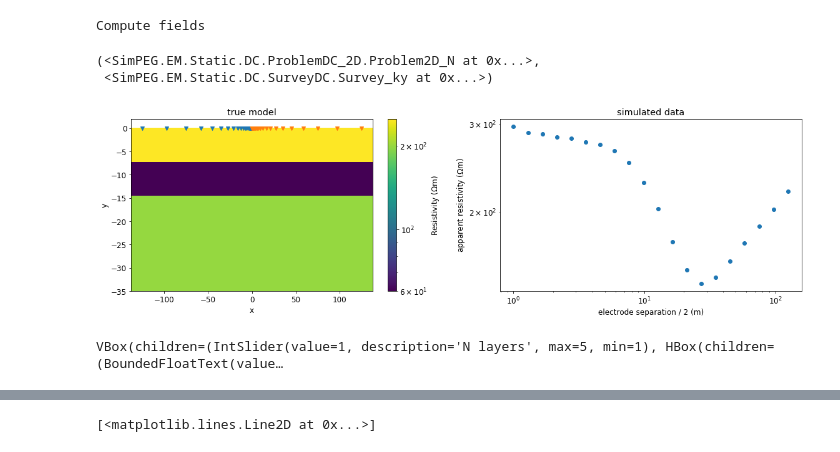
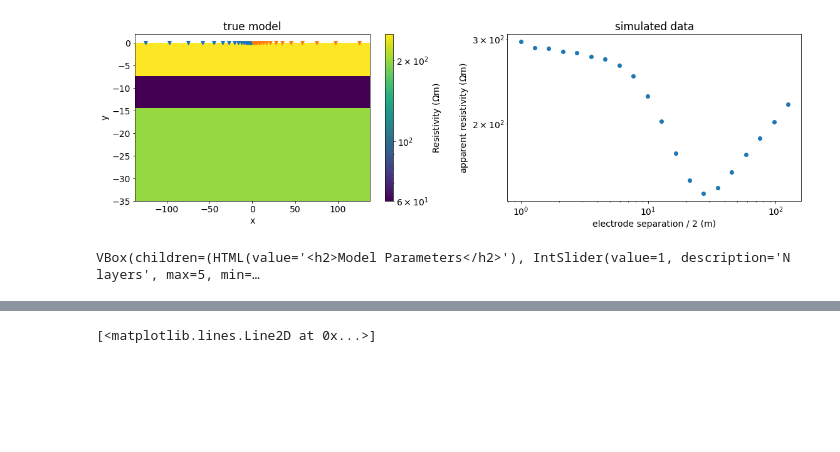
Before and after one commit to simpeg-research/gwb-dc-dashboard, a Jupyter notebook: Untitled.ipynb, the cells around one changed output, grey strips where cells are left out. Cells and saved outputs as stored; diff of their text form; code cells hidden in the pictures; blank space fills up the shorter version.

```diff
--- a/Untitled.ipynb
+++ b/Untitled.ipynb
@@ -14,7 +17,7 @@ from pymatsolver import Pardiso
 %matplotlib inline
 # %%
 from matplotlib import rcParams
-rcParams['font.size'] = 12
+rcParams['font.size'] = 14
 # %%
 # survey parameters
 
@@ -65,7 +68,7 @@ def synthetic_model(inversion_mesh, layer_tops, layer_rho):
     model = np.zeros(inversion_mesh.nC)
 
     for t, r in zip(layer_tops, layer_rho):
-        model[inv_mesh.gridCC <= t] = r
+        model[inversion_mesh.gridCC <= t] = r
 
     return model
 # %%
@@ -140,11 +148,9 @@ def synthetic_data(layer_tops, layer_rho, min_spacing=2., max_spacing=250., n_so
 # %%
 layer_tops = np.r_[0, -7, -14]
 layer_rho = np.r_[250, 60, 200]
-prob, survey = synthetic_data(layer_tops, layer_rho)
+prob, survey = synthetic_data(layer_tops, layer_rho, min_spacing=2., max_spacing=250., n_soundings=20)
+plot_model_data(prob, survey)
 # %% [output]
-Compute fields
-(<SimPEG.EM.Static.DC.ProblemDC_2D.Problem2D_N at 0x...>,
- <SimPEG.EM.Static.DC.SurveyDC.Survey_ky at 0x...>)
-[figure, old version]
+[figure, new version]
 # %%
 def layer_top_widget(i):
@@ -168,7 +174,12 @@ def update_box_layout(change):
         layerrho.children += tuple([layer_rho_widget(old+i)for i in range(new-old)])
 
 nlayer.observe(update_box_layout, names="value")
-w = widgets.VBox([nlayer, layertops, layerrho])
-w
+
+model_title = widgets.HTML(
+    value="<h2>Model Parameters</h2>",
+)
+
+w_model = widgets.VBox([model_title, nlayer, layertops, layerrho])
+w_model
 # %% [output]
-VBox(children=(IntSlider(value=1, description='N layers', max=5, min=1), HBox(children=(BoundedFloatText(value…
+VBox(children=(HTML(value='<h2>Model Parameters</h2>'), IntSlider(value=1, description='N layers', max=5, min=…
```
Also changed, not shown: parts of 10 cells of this notebook.
